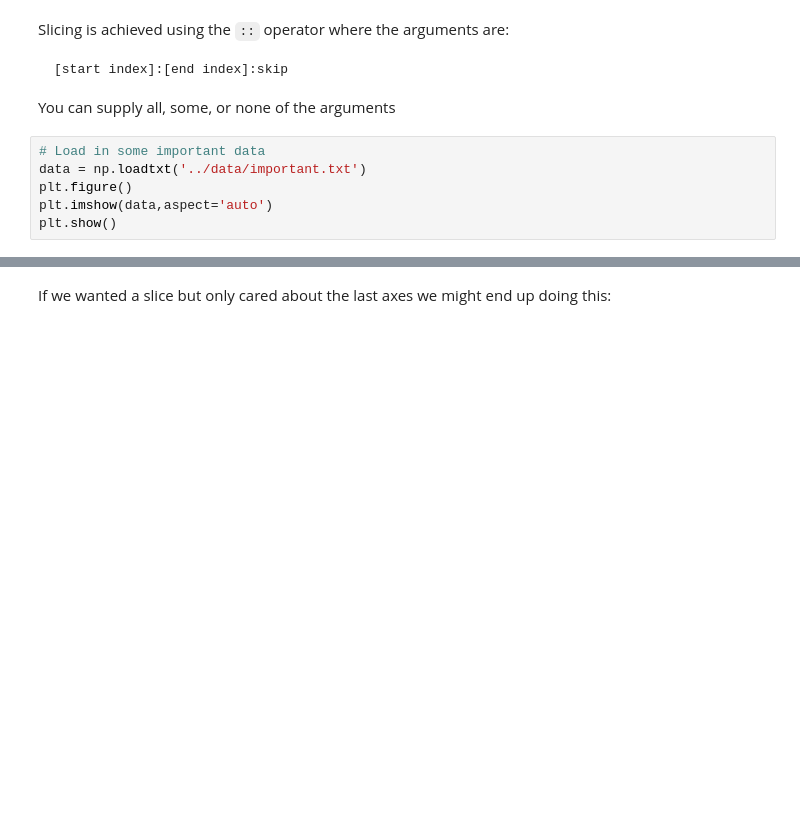
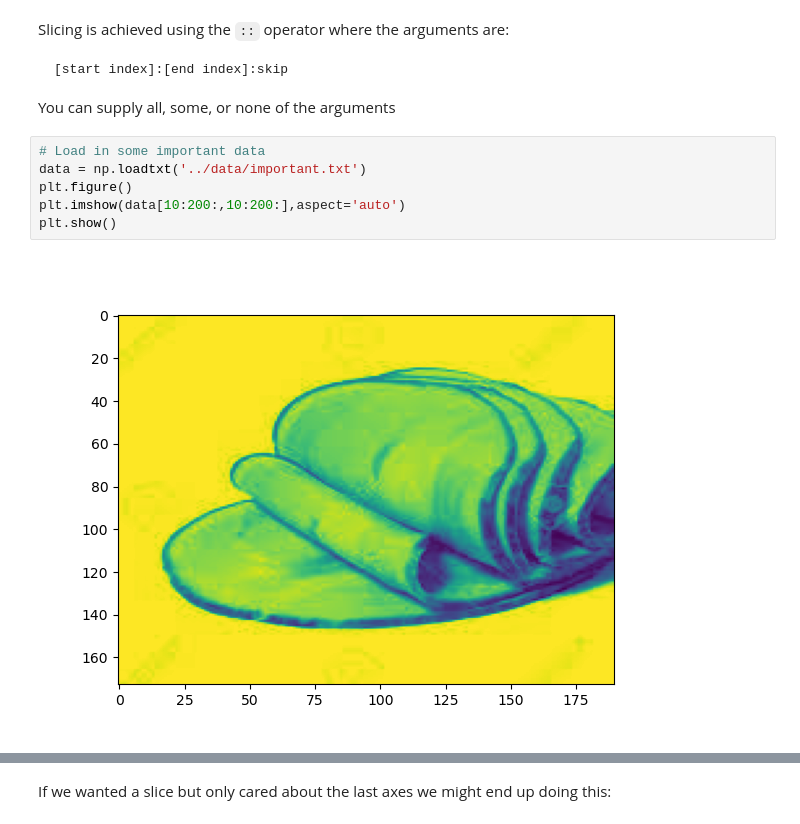
Before and after one commit to ahmed-f-alrefaie/UCLPythonCourse, a Jupyter notebook: content/notebooks/day2/Numpy.ipynb, the cells around one changed output, grey strips where cells are left out. Drawn from its saved outputs; the diff is of its cells as text; blank space fills up the shorter version.

```diff
--- a/content/notebooks/day2/Numpy.ipynb
+++ b/content/notebooks/day2/Numpy.ipynb
@@ -235,9 +368,11 @@ You can supply all, some, or none of the arguments
 # %%
 # Load in some important data
 data = np.loadtxt('../data/important.txt')
 plt.figure()
-plt.imshow(data,aspect='auto')
+plt.imshow(data[10:200:,10:200:],aspect='auto')
 plt.show()
+# %% [output]
+[figure, added]
 # %%
 figs, (ax1, ax2, ax3) = plt.subplots(1,3)
 ax1.imshow(data[::2])
```
Also changed, not shown: parts of 108 cells of this notebook, 1 other file.
